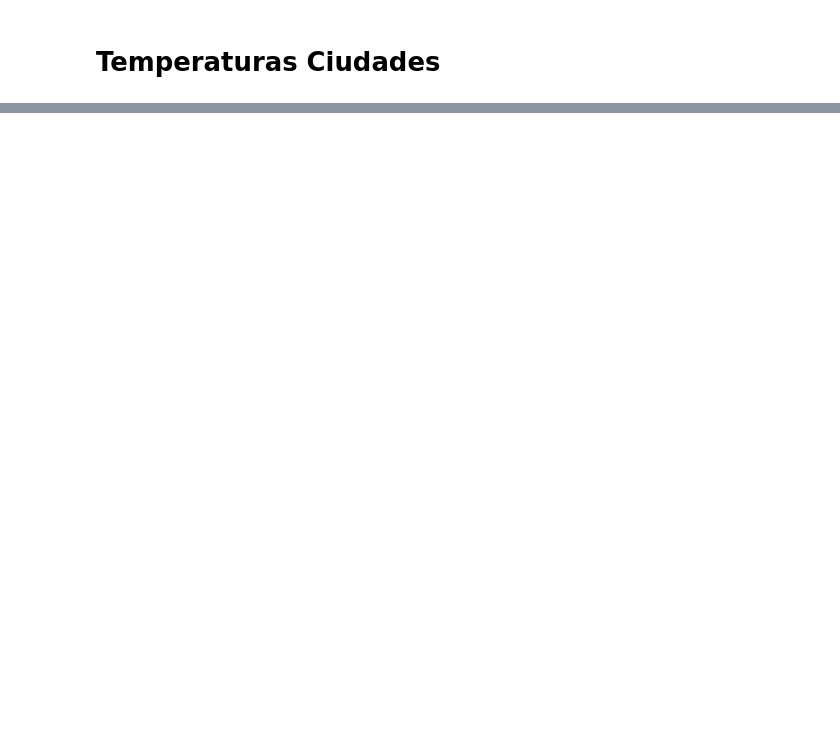
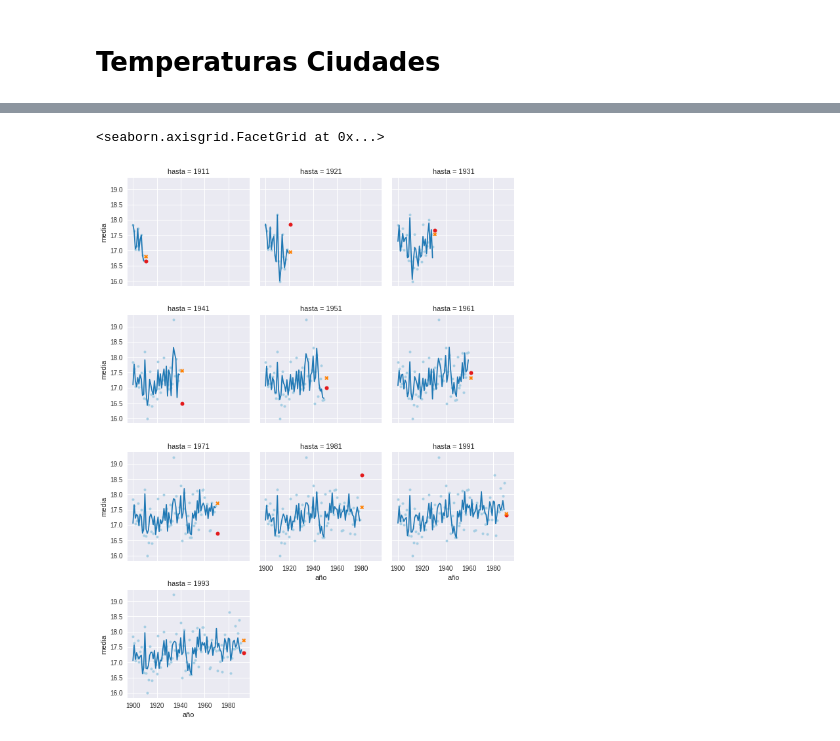
Before and after one commit to smcsicardi/metnum-tp3, a Jupyter notebook: temperaturas ciudades.ipynb, the cells around one changed output, grey strips where cells are left out. Saved outputs shown, nothing was run; the diff lists cells and outputs as text; code cells hidden in the pictures; blank space fills up the shorter version.

Commit message:
avance facetgrid en ciudades

```diff
--- a/temperaturas ciudades.ipynb
+++ b/temperaturas ciudades.ipynb
@@ -198,0 +199,69 @@ dfCity
+# %%
+#def pp(x, y, data, **kwargs):
+#    c = data['chunk'].values[0]
+#    plt.plot(fechas, temps, 'o', label='Temperatura', markersize=4)
+#    plt.plot(fechas_c[c], temps_c[c], 'o', label='Training', markersize=4)
+#    plt.plot(lol, data['x'].values[0], 'r', label='CML')
+
+#l = sns.FacetGrid(df2, col="chunk", row="grade", size=3)
+#l.map_dataframe(pp, 'fechas', 'temps')
+#l.add_legend()
+
+#def calcularDatosEnChunks(dfCity, dfLotOfCities, yrFrom, qttyYrsStart, yrStop, funcion):
+#    dicChunks = {}
+#    for i in range(qttyYrs):
+#        dicChunks[i] = resolver(dfCity, dfLotOfCities, yrFrom, qttyYrsStart+i, yrStop, 1, funcion)
+#    return dicChunks
+
+# fechasT, xsT, ysT, resXST, fechasP, xsP, ysP, resXSP
+
+idxCity = 0
+
+dfCity = groupByCitiesW.get_group(listCitiesWest[idxCity])
+dfe = dfE.copy(deep=True)
+funcion = lambda xs: [xs[i] for i in range(len(xs))] + [1]
+
+dicChunks = calcularDatosEnChunks(dfCity, dfe, 1900, 10, 1992, funcion)
+#print(len(dicChunks))
+
+df2 = pd.DataFrame(dicChunks).T
+df2.columns = ['fechasT', 'xsT', 'ysT', 'resXST', 'fechasP', 'xsP', 'ysP', 'resXSP']
+#print(df2)
+#print(dicChunks[8])
+
+# Agrego una columna de enteros al dataframe para poder pasarsela al facetGrid sino tira error
+hastaList = []
+for f in list(df2['fechasP']):
+    hastaList.append(f[0])
+df2['hasta'] = hastaList
+df2.sort_values('hasta', inplace=True)
+#print(df2)
+
+def funcForPlot(x, y, **kwargs):
+    palette = sns.color_palette('Paired', 12)
+    #print("args: ", args)
+    #print("kargs: ", kwargs)
+    data = kwargs.pop('data')
+    #fechasT -> x
+    #ysT -> y
+    plt.plot(list(data['fechasT'])[0], list(data['ysT'])[0], 'o', label='Entrenamiento', markersize=4, color=palette[0])
+    #fechasT -> x
+    #resXST -> y
+    plt.plot(list(data['fechasT'])[0], list(data['resXST'])[0], 'r', label='CML', color=palette[1])
+    #fechasP -> x
+    #ysP -> y
+    plt.plot(list(data['fechasP'])[0], list(data['ysP'])[0], 'o', label='Real', markersize=6, color=palette[5])
+    #fechasP -> x
+    #ysP -> y
+    plt.plot(list(data['fechasP'])[0], list(data['resXSP'])[0], 'X', label='Predicción', markersize=6, color=palette[7])
+
+    #calculo ecm
+    err = ecm(list(data['resXSP'])[0], list(data['ysP'])[0])
+    print('error year <= {} -> {}'.format(list(data['hasta'])[0], err))
+
+
+l = sns.FacetGrid(df2, col="hasta", col_wrap=3, size=3)
+l.add_legend()
+l.map_dataframe(funcForPlot, 'fechasT', 'resXST').set_xlabels('año')\
+    .set_ylabels('media')
+# %% [output]
@@ -198,0 +285,2 @@ dfCity
+<seaborn.axisgrid.FacetGrid at 0x...>
+[figure, added]
```
Also changed, not shown: parts of 4 cells of this notebook.
